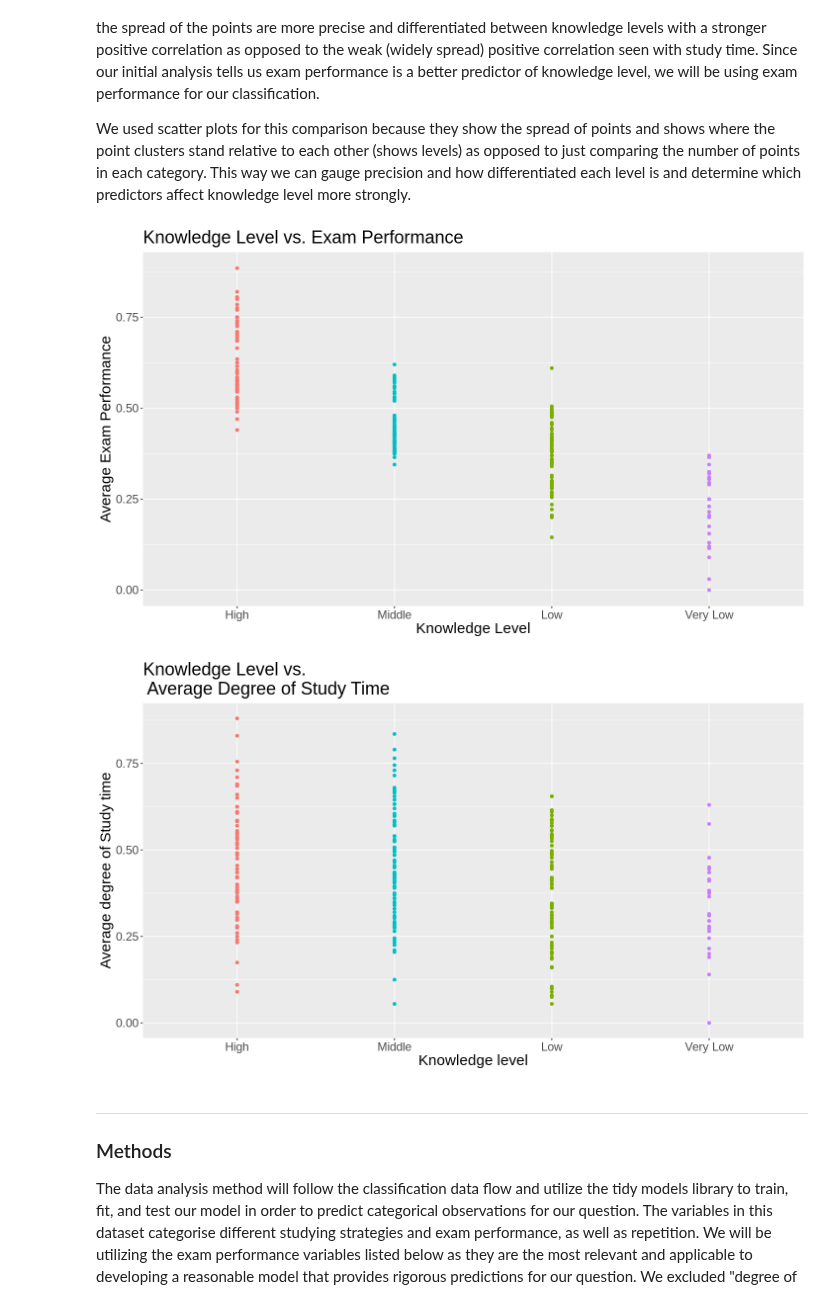
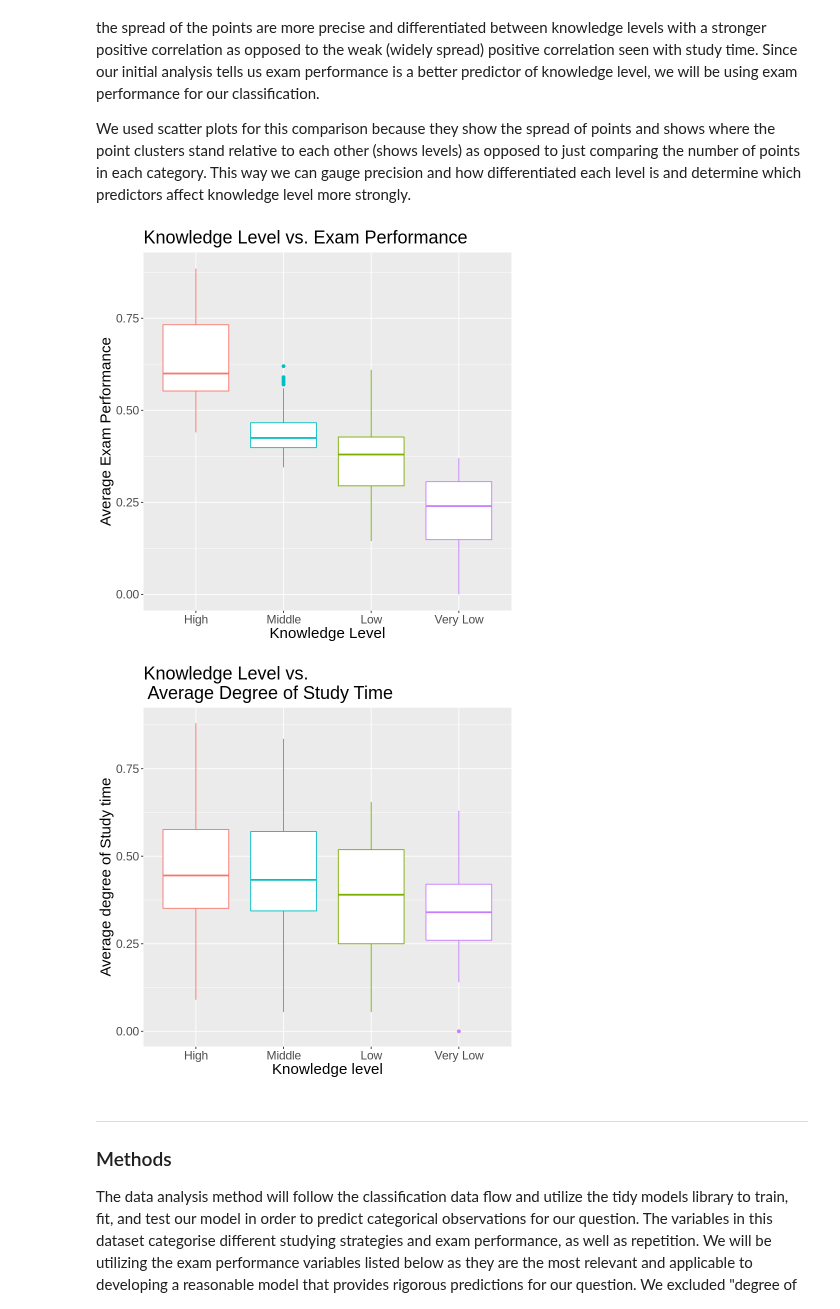
Before and after one commit to annabtse/dsci-100-2022w1-group-49, a Jupyter notebook: Group Project.ipynb, the cells around one changed output. Cells and saved outputs as stored; diff of their text form; code cells hidden in the pictures.

Commit message:
added box plots

```diff
--- a/Group Project.ipynb
+++ b/Group Project.ipynb
@@ -185,23 +185,23 @@ We used scatter plots for this comparison because they show the spread of points
 # %%
 training_exam_avg_plot <- training_mutated |>
                 ggplot(aes(x = reorder(UNS,-exam_avg), y = exam_avg, color = UNS)) +
-                geom_point() +
+                geom_boxplot() +
                 labs(x = "Knowledge Level", y = "Average Exam Performance",
                      title = "Knowledge Level vs. Exam Performance") +
                 theme(text = element_text(size=18), legend.position = "none")
 
 training_study_avg_plot <- training_mutated |>
                         ggplot(aes(x = reorder(UNS, -exam_avg), y = study_avg, color = UNS)) +
-                        geom_point() +
+                        geom_boxplot() +
                         labs(x = "Knowledge level", y = "Average degree of Study time", color = "Knowledge level",
                              title = "Knowledge Level vs. \n Average Degree of Study Time") +
                         theme(text = element_text(size=18), legend.position = "none")
 
 training_exam_avg_plot
 training_study_avg_plot
 # %% [output]
-[figure, old version]
+[figure, new version]
-[figure, old version]
+[figure, new version]
 # %% [markdown]
 ***
 ### Methods
```
Also changed, not shown: parts of 4 cells of this notebook.
